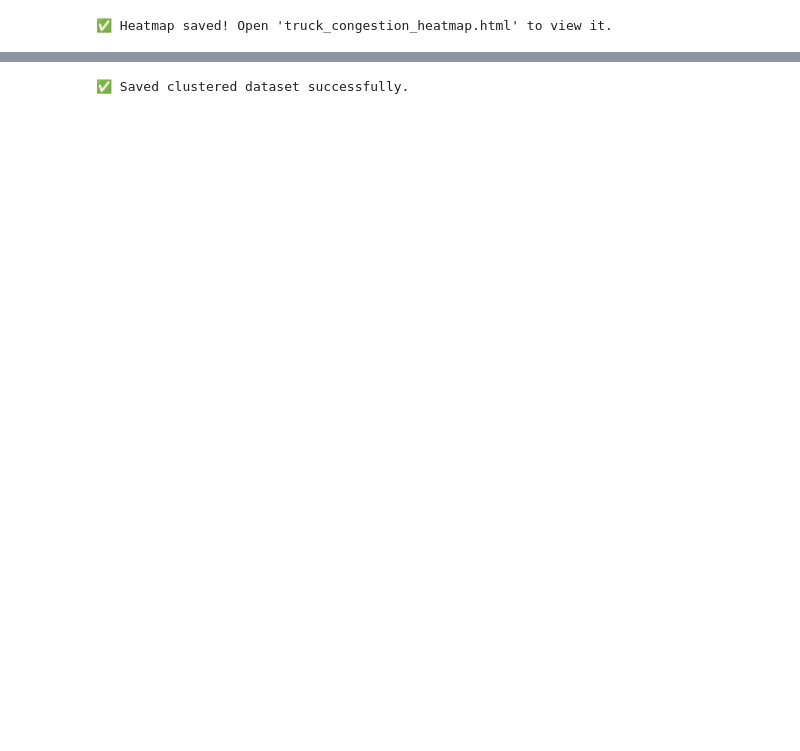
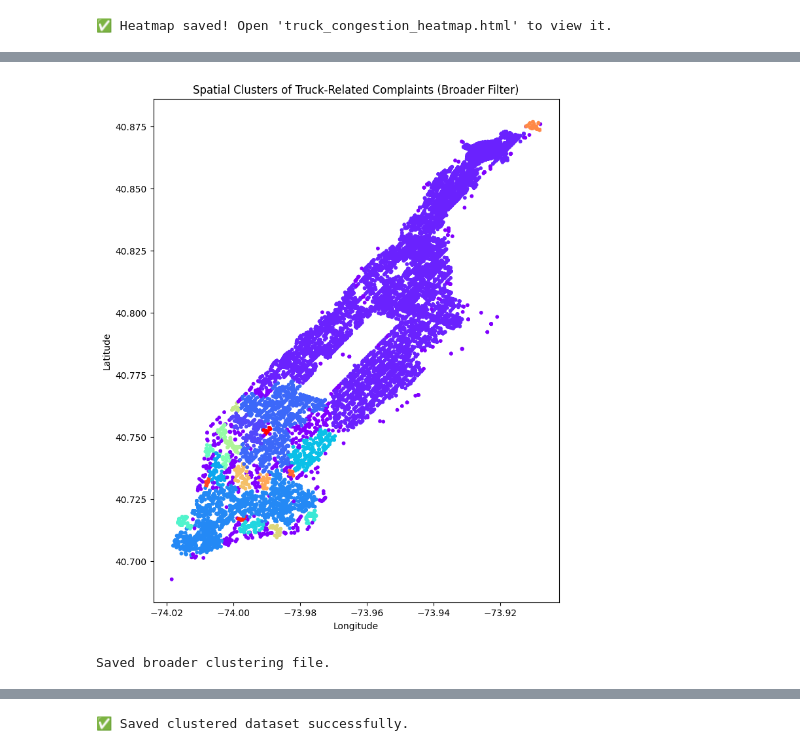
Before and after one commit to Karan-C21/nyc-curbside-congestion, a Jupyter notebook: notebooks/01_data_loading_and_exploration.ipynb, the cells around one changed output, grey strips where cells are left out. Cells and saved outputs as stored; diff of their text form; code cells hidden in the pictures; blank space fills up the shorter version.

```diff
--- a/notebooks/01_data_loading_and_exploration.ipynb
+++ b/notebooks/01_data_loading_and_exploration.ipynb
@@ -492,3 +621,44 @@ plt.show()
+# %%
+from sklearn.cluster import DBSCAN
+from sklearn.preprocessing import StandardScaler
+import matplotlib.pyplot as plt
+
+# Drop rows missing coordinates
+df_cluster = df_truck_broader.dropna(subset=['latitude', 'longitude']).copy()
+
+coords = df_cluster[['latitude', 'longitude']].values
+
+# Standardize
+scaler = StandardScaler()
+coords_scaled = scaler.fit_transform(coords)
+
+# Run DBSCAN
+db = DBSCAN(eps=0.05, min_samples=20).fit(coords_scaled)
+
+# Add cluster labels
+df_cluster['cluster'] = db.labels_
+
+# Plot
+plt.figure(figsize=(8,10))
+plt.scatter(
+    df_cluster['longitude'],
+    df_cluster['latitude'],
+    c=df_cluster['cluster'],
+    cmap='rainbow',
+    s=10
+)
+
+plt.title("Spatial Clusters of Truck-Related Complaints (Broader Filter)")
+plt.xlabel("Longitude")
+plt.ylabel("Latitude")
+plt.show()
+
+# Save
+df_cluster.to_csv("../data/311_truck_clusters_broader.csv", index=False)
+print("Saved broader clustering file.")
+# %% [output]
+[figure, added]
+Saved broader clustering file.
 # %%
 print(df_clustered['cluster'].value_counts())
 print("Number of clusters (excluding noise):", len(set(db.labels_)) - (1 if -1 in db.labels_ else 0))
```
Also changed, not shown: parts of 20 cells of this notebook.
